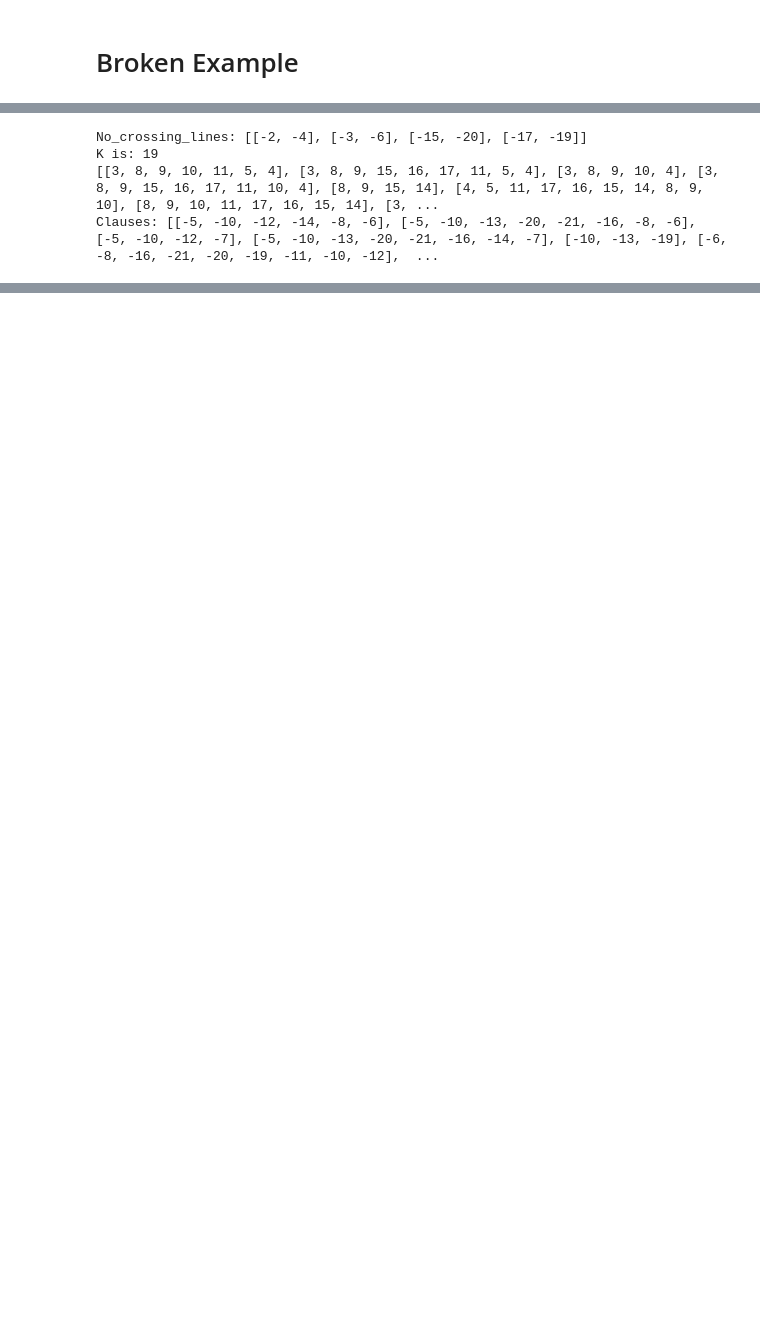
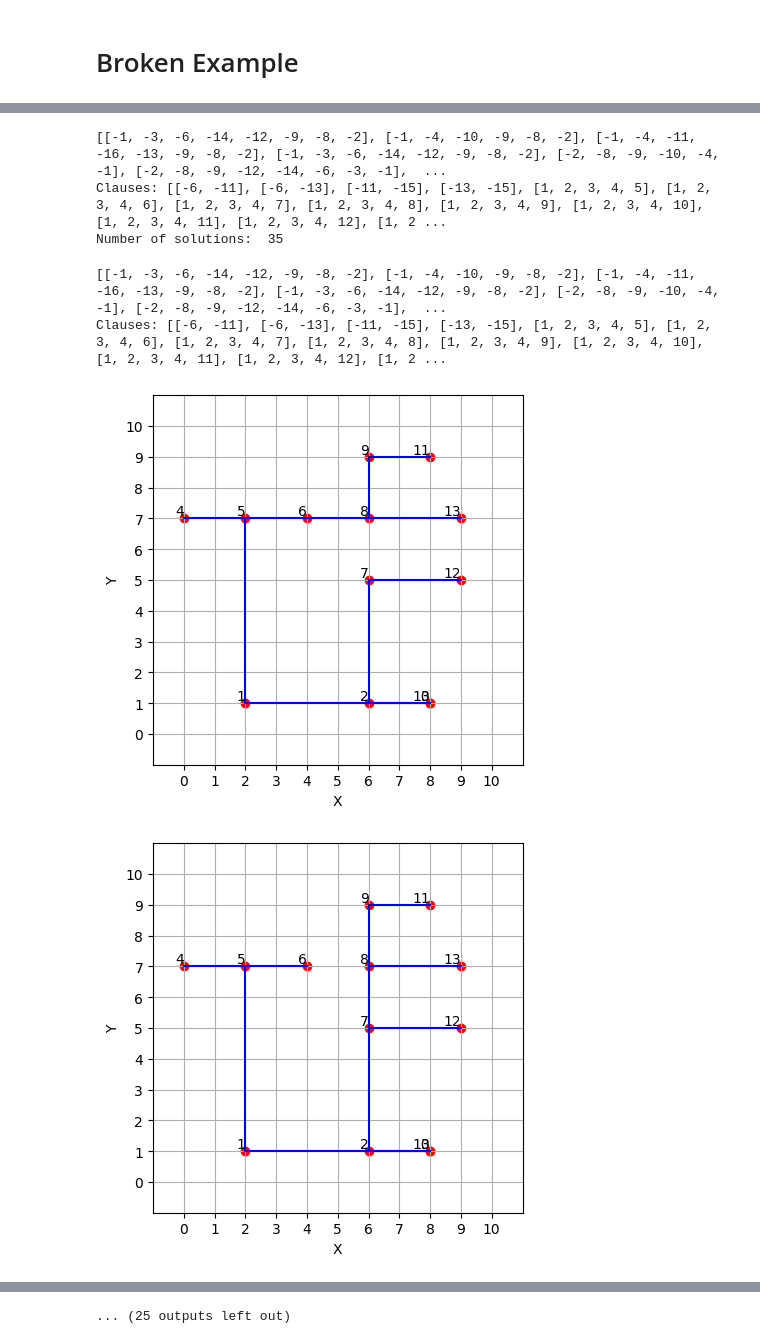
Before and after one commit to saso-gatto/Yashi-Game, a Jupyter notebook: KN_YashiGame.ipynb, the cells around one changed output, grey strips where cells are left out. Saved outputs shown, nothing was run; the diff lists cells and outputs as text; code cells hidden in the pictures; blank space fills up the shorter version.

```diff
--- a/KN_YashiGame.ipynb
+++ b/KN_YashiGame.ipynb
@@ -1456,26 +1195,19 @@ Model_lines: {1: ((1,1),(1,4)), 2: ((1,1),(4,1)), 4: ((1,7),(4,7)), 6: ((4,4),(4
 # %%
-p0 = Point(0,2)
-p1=Point(0,6)
-p2=Point(1,0)
-p3=Point(1,4)
-p4=Point(1,7)
-p5=Point(2,6)
-p6=Point(3,8)
-p7=Point(4,0)
-p8=Point(4,2)
-p9=Point(4,4)
-p10=Point(4,7)
-p11=Point(5,5)
-p12=Point(6,1)
-p13=Point(7,0)
-p14=Point(7,2)
-p15=Point(7,5)
-p16=Point(7,7)
-p17=Point(8,1)
-p18=Point(8,4)
-p19=Point(8,8)
+p0 = Point(2,1)
+p1=Point(6,1)
+p2=Point(8,1)
+p3=Point(0,7)
+p4=Point(2,7)
+p5=Point(4,7)
+p6=Point(6,5)
+p7=Point(6,7)
+p8=Point(6,9)
+p9=Point(8,1)
+p10=Point(8,9)
+p11=Point(9,5)
+p12=Point(9,7)
 
-points = [p0,p1,p2,p3,p4,p5,p6,p7,p8,p9,p10,p12,p11,p13,p14,p15,p16,p17,p18,p19]
+points = [p0,p1,p2,p3,p4,p5,p6,p7,p8,p9,p10,p11,p12]
 print(points)
 graph,vertices,lines = initialize_graph(points)
 # %% [output]
@@ -1564,7 +1240,13 @@ defaultdict(<class 'list'>, {1: [(2, 1), (9, 1)], 2: [(6, 1)], 3: [(4, 1), (8, 1
 # %%
-find_solution(graph,lines,points,vertices)
+get_number_solution(graph,lines,points,vertices)
 # %% [output]
-No_crossing_lines: [[-2, -4], [-3, -6], [-15, -20], [-17, -19]]
-K is: 19
-[[3, 8, 9, 10, 11, 5, 4], [3, 8, 9, 15, 16, 17, 11, 5, 4], [3, 8, 9, 10, 4], [3, 8, 9, 15, 16, 17, 11, 10, 4], [8, 9, 15, 14], [4, 5, 11, 17, 16, 15, 14, 8, 9, 10], [8, 9, 10, 11, 17, 16, 15, 14], [3, ...
-Clauses: [[-5, -10, -12, -14, -8, -6], [-5, -10, -13, -20, -21, -16, -8, -6], [-5, -10, -12, -7], [-5, -10, -13, -20, -21, -16, -14, -7], [-10, -13, -19], [-6, -8, -16, -21, -20, -19, -11, -10, -12],  ...
+[[-1, -3, -6, -14, -12, -9, -8, -2], [-1, -4, -10, -9, -8, -2], [-1, -4, -11, -16, -13, -9, -8, -2], [-1, -3, -6, -14, -12, -9, -8, -2], [-2, -8, -9, -10, -4, -1], [-2, -8, -9, -12, -14, -6, -3, -1],  ...
+Clauses: [[-6, -11], [-6, -13], [-11, -15], [-13, -15], [1, 2, 3, 4, 5], [1, 2, 3, 4, 6], [1, 2, 3, 4, 7], [1, 2, 3, 4, 8], [1, 2, 3, 4, 9], [1, 2, 3, 4, 10], [1, 2, 3, 4, 11], [1, 2, 3, 4, 12], [1, 2 ...
+Number of solutions:  35
+# %%
+plot_all_solutions(graph,lines,points,vertices)
+# %% [output]
+[[-1, -3, -6, -14, -12, -9, -8, -2], [-1, -4, -10, -9, -8, -2], [-1, -4, -11, -16, -13, -9, -8, -2], [-1, -3, -6, -14, -12, -9, -8, -2], [-2, -8, -9, -10, -4, -1], [-2, -8, -9, -12, -14, -6, -3, -1],  ...
+Clauses: [[-6, -11], [-6, -13], [-11, -15], [-13, -15], [1, 2, 3, 4, 5], [1, 2, 3, 4, 6], [1, 2, 3, 4, 7], [1, 2, 3, 4, 8], [1, 2, 3, 4, 9], [1, 2, 3, 4, 10], [1, 2, 3, 4, 11], [1, 2, 3, 4, 12], [1, 2 ...
+[figure, added]
+[figure, added]
@@ -1570,0 +1262 @@ Clauses: [[-5, -10, -12, -14, -8, -6], [-5, -10, -13, -20, -21, -16, -8, -6], [-
+... (25 outputs left out)
```
Also changed, not shown: parts of 106 cells of this notebook.
